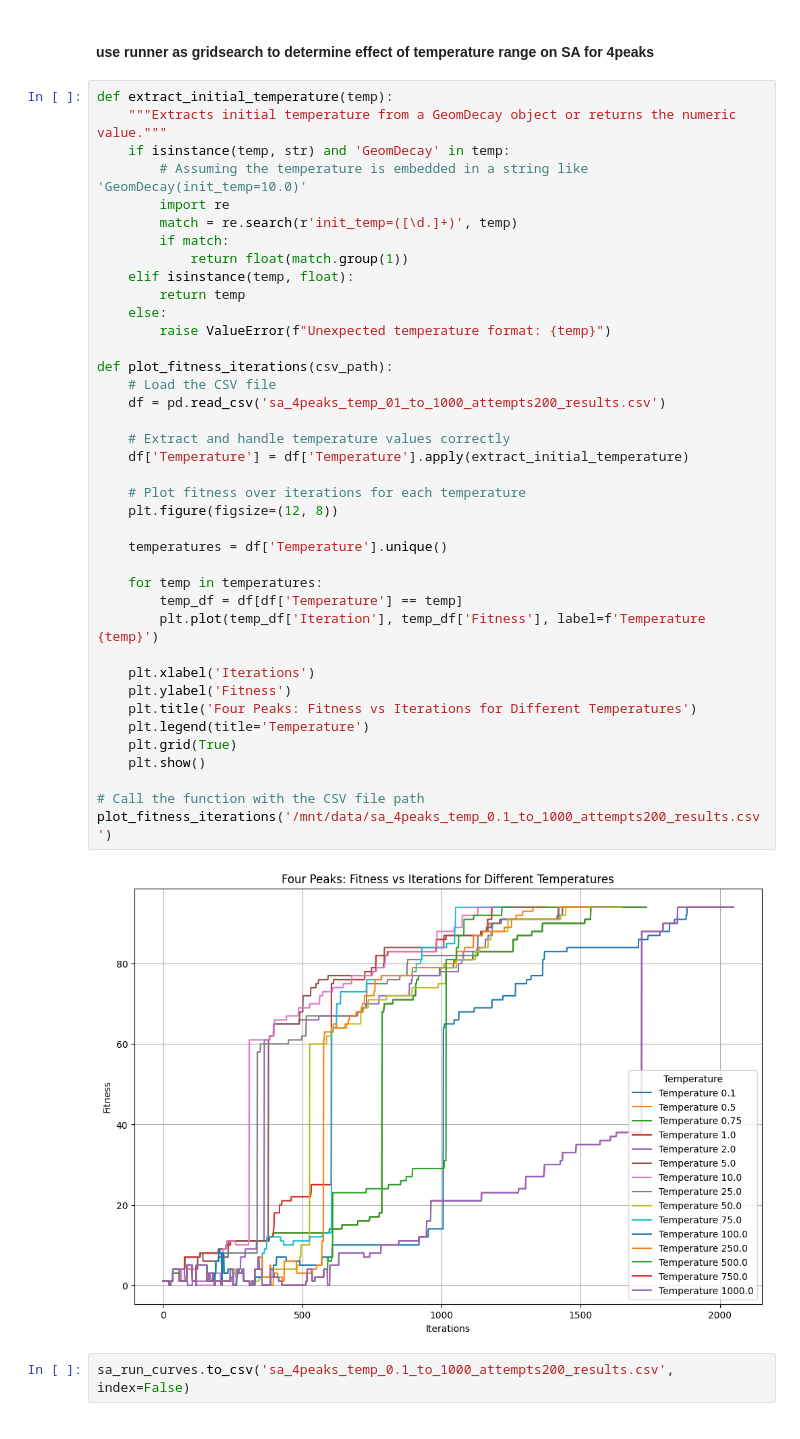
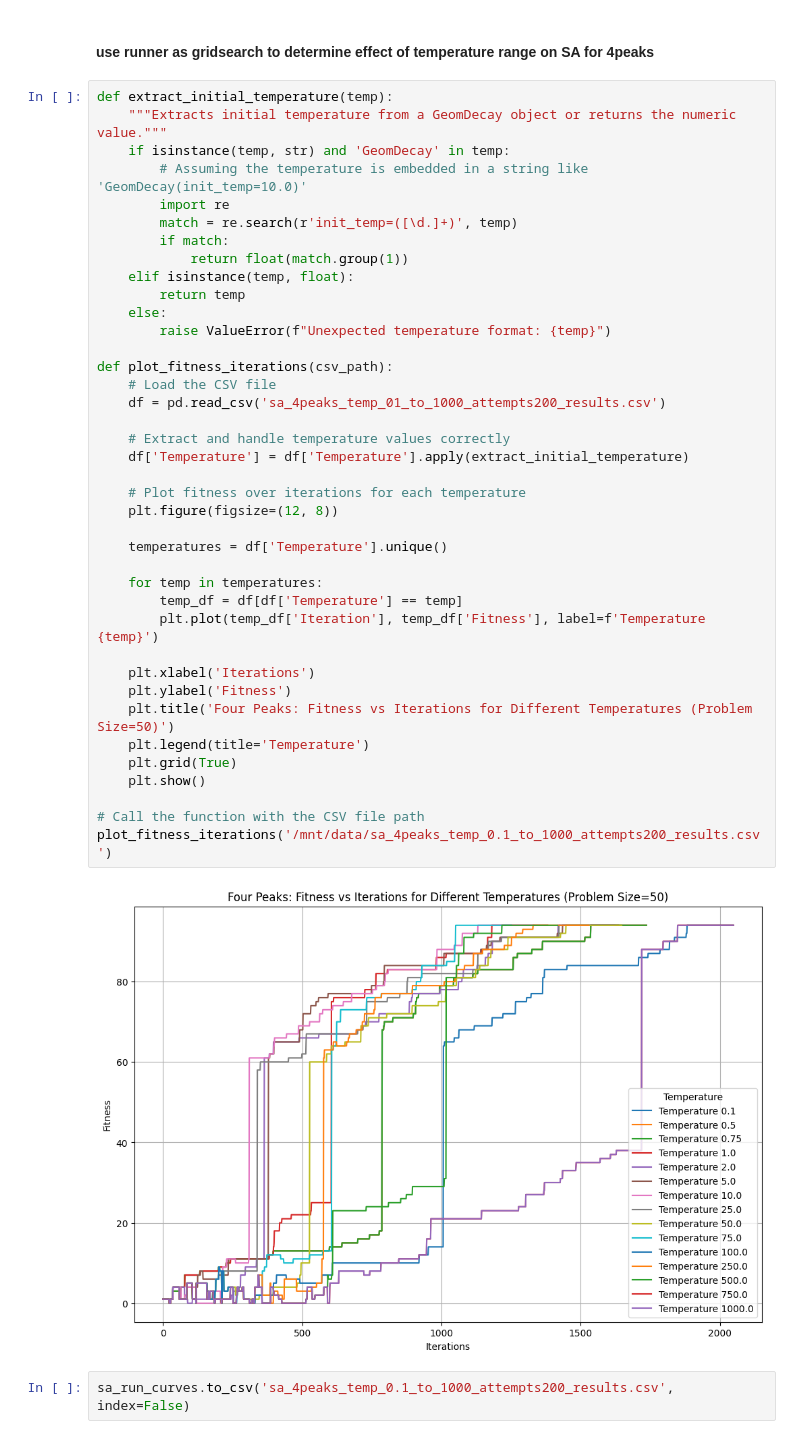
Before and after one commit to melodyyu/cs7641-a2-optimization, a Jupyter notebook: 4peaks_optimization.ipynb, the cells around one changed output. Drawn from its saved outputs; the diff is of its cells as text.

```diff
--- a/4peaks_optimization.ipynb
+++ b/4peaks_optimization.ipynb
@@ -609,34 +609,34 @@ def extract_initial_temperature(temp):
     elif isinstance(temp, float):
         return temp
     else:
         raise ValueError(f"Unexpected temperature format: {temp}")
 
 def plot_fitness_iterations(csv_path):
     # Load the CSV file
     df = pd.read_csv('sa_4peaks_temp_01_to_1000_attempts200_results.csv')
 
     # Extract and handle temperature values correctly
     df['Temperature'] = df['Temperature'].apply(extract_initial_temperature)
 
     # Plot fitness over iterations for each temperature
     plt.figure(figsize=(12, 8))
 
     temperatures = df['Temperature'].unique()
 
     for temp in temperatures:
         temp_df = df[df['Temperature'] == temp]
         plt.plot(temp_df['Iteration'], temp_df['Fitness'], label=f'Temperature {temp}')
 
     plt.xlabel('Iterations')
     plt.ylabel('Fitness')
-    plt.title('Four Peaks: Fitness vs Iterations for Different Temperatures')
+    plt.title('Four Peaks: Fitness vs Iterations for Different Temperatures (Problem Size=50)')
     plt.legend(title='Temperature')
     plt.grid(True)
     plt.show()
 
 # Call the function with the CSV file path
 plot_fitness_iterations('/mnt/data/sa_4peaks_temp_0.1_to_1000_attempts200_results.csv')
 # %% [output]
-[figure, old version]
+[figure, new version]
 # %%
 sa_run_curves.to_csv('sa_4peaks_temp_0.1_to_1000_attempts200_results.csv', index=False)
```
Also changed, not shown: parts of 8 cells of this notebook.
